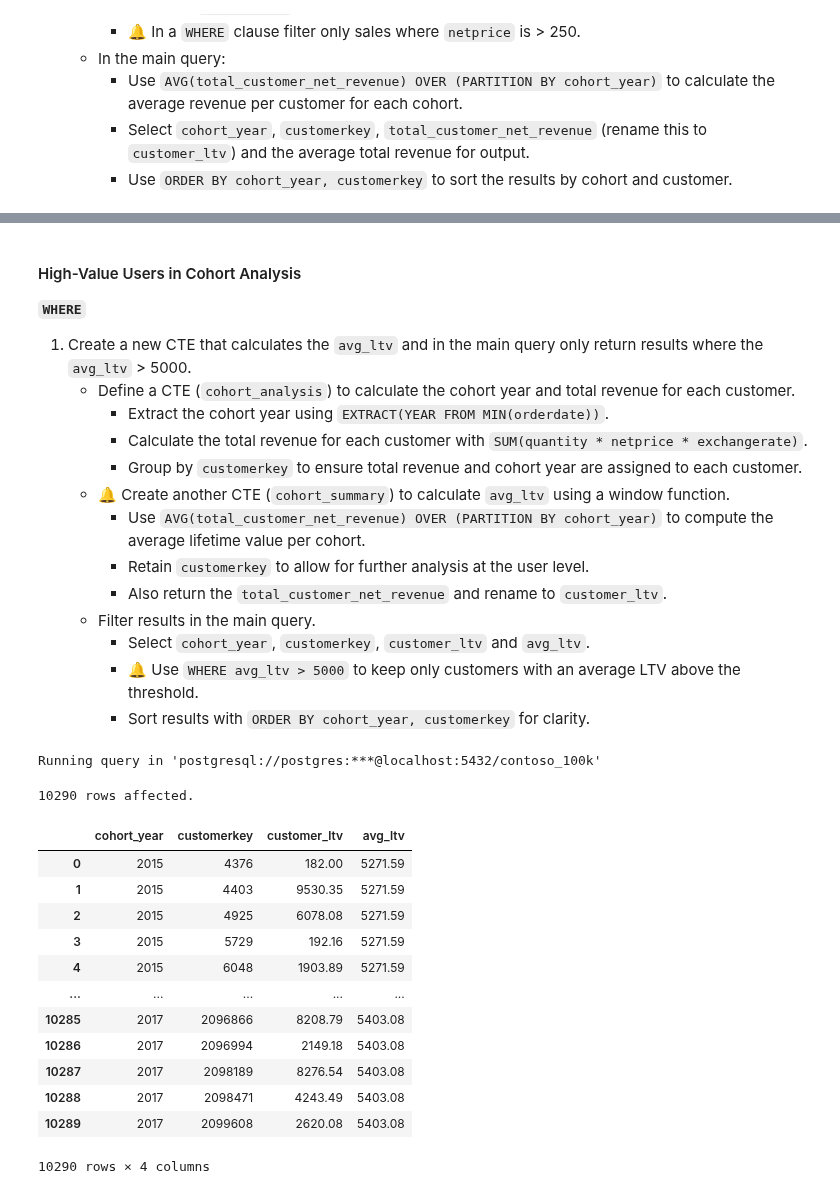
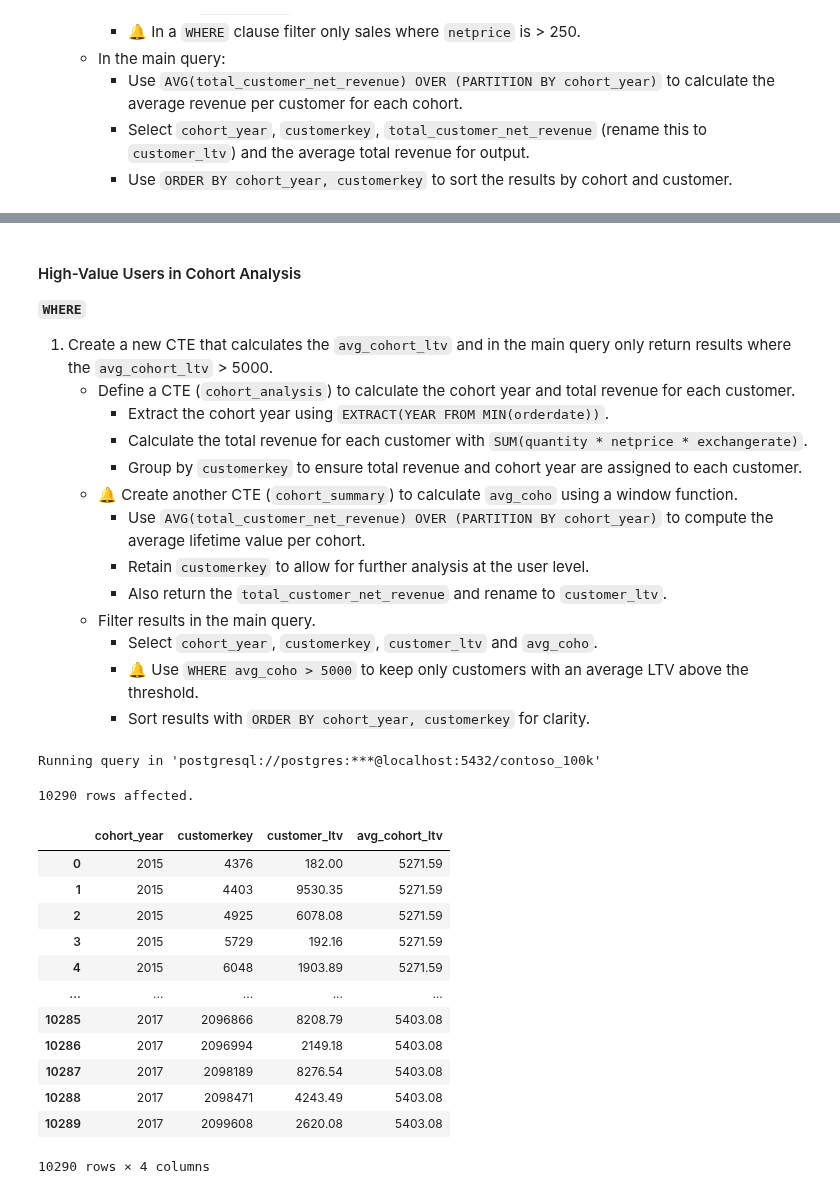
Before and after one commit to mgamzec/SQL_Data_Analytics_Project, a Jupyter notebook: 3_Windows_Functions/2_Aggregation.ipynb, the cells around one changed output, grey strips where cells are left out. Cells and saved outputs as stored; diff of their text form; code cells hidden in the pictures.

```diff
--- a/3_Windows_Functions/2_Aggregation.ipynb
+++ b/3_Windows_Functions/2_Aggregation.ipynb
@@ -706,18 +712,18 @@ Running query in 'postgresql://postgres:***@localhost:5432/contoso_100k'
 
 **`WHERE`**
 
-1. Create a new CTE that calculates the `avg_ltv` and in the main query only return results where the `avg_ltv` > 5000.
+1. Create a new CTE that calculates the `avg_cohort_ltv` and in the main query only return results where the `avg_cohort_ltv` > 5000.
    - Define a CTE (`cohort_analysis`) to calculate the cohort year and total revenue for each customer.
      - Extract the cohort year using `EXTRACT(YEAR FROM MIN(orderdate))`.
      - Calculate the total revenue for each customer with `SUM(quantity * netprice * exchangerate)`.
      - Group by `customerkey` to ensure total revenue and cohort year are assigned to each customer.
-   - 🔔 Create another CTE (`cohort_summary`) to calculate `avg_ltv` using a window function.
+   - 🔔 Create another CTE (`cohort_summary`) to calculate `avg_coho` using a window function.
      - Use `AVG(total_customer_net_revenue) OVER (PARTITION BY cohort_year)` to compute the average lifetime value per cohort.
      - Retain `customerkey` to allow for further analysis at the user level.
      - Also return the `total_customer_net_revenue` and rename to `customer_ltv`.
    - Filter results in the main query.
-     - Select `cohort_year`, `customerkey`, `customer_ltv` and `avg_ltv`.
-     - 🔔 Use `WHERE avg_ltv > 5000` to keep only customers with an average LTV above the threshold.
+     - Select `cohort_year`, `customerkey`, `customer_ltv` and `avg_coho`.
+     - 🔔 Use `WHERE avg_coho > 5000` to keep only customers with an average LTV above the threshold.
      - Sort results with `ORDER BY cohort_year, customerkey` for clarity.
 # %%
 %%sql
@@ -726,38 +732,37 @@ WITH cohort_analysis AS (
     SELECT
         EXTRACT(YEAR FROM MIN(orderdate)) AS cohort_year,
         customerkey,
         SUM(quantity * netprice * exchangerate) AS total_customer_net_revenue
     FROM sales
     GROUP BY
         customerkey
 ),
 
 -- Added
 cohort_summary AS (
     SELECT
         cohort_year,
         customerkey,
         total_customer_net_revenue AS customer_ltv,
-        AVG(total_customer_net_revenue) OVER (PARTITION BY cohort_year) AS avg_ltv
+        AVG(total_customer_net_revenue) OVER (PARTITION BY cohort_year) AS avg_cohort_ltv
     FROM cohort_analysis
 )
 
 -- Added
 SELECT
     cohort_year,
     customerkey,
     customer_ltv,
-    avg_ltv
+    avg_cohort_ltv
 FROM cohort_summary
-WHERE avg_ltv > 5000
+WHERE avg_cohort_ltv > 5000
 ORDER BY
     cohort_year,
     customerkey
-;
 # %% [output]
 Running query in 'postgresql://postgres:***@localhost:5432/contoso_100k'
 10290 rows affected.
-|  | cohort_year | customerkey | customer_ltv | avg_ltv |
+|  | cohort_year | customerkey | customer_ltv | avg_cohort_ltv |
 | 0 | 2015 | 4376 | 182.00 | 5271.59 |
 | 1 | 2015 | 4403 | 9530.35 | 5271.59 |
 | 2 | 2015 | 4925 | 6078.08 | 5271.59 |
```
Also changed, not shown: parts of 6 cells of this notebook.
